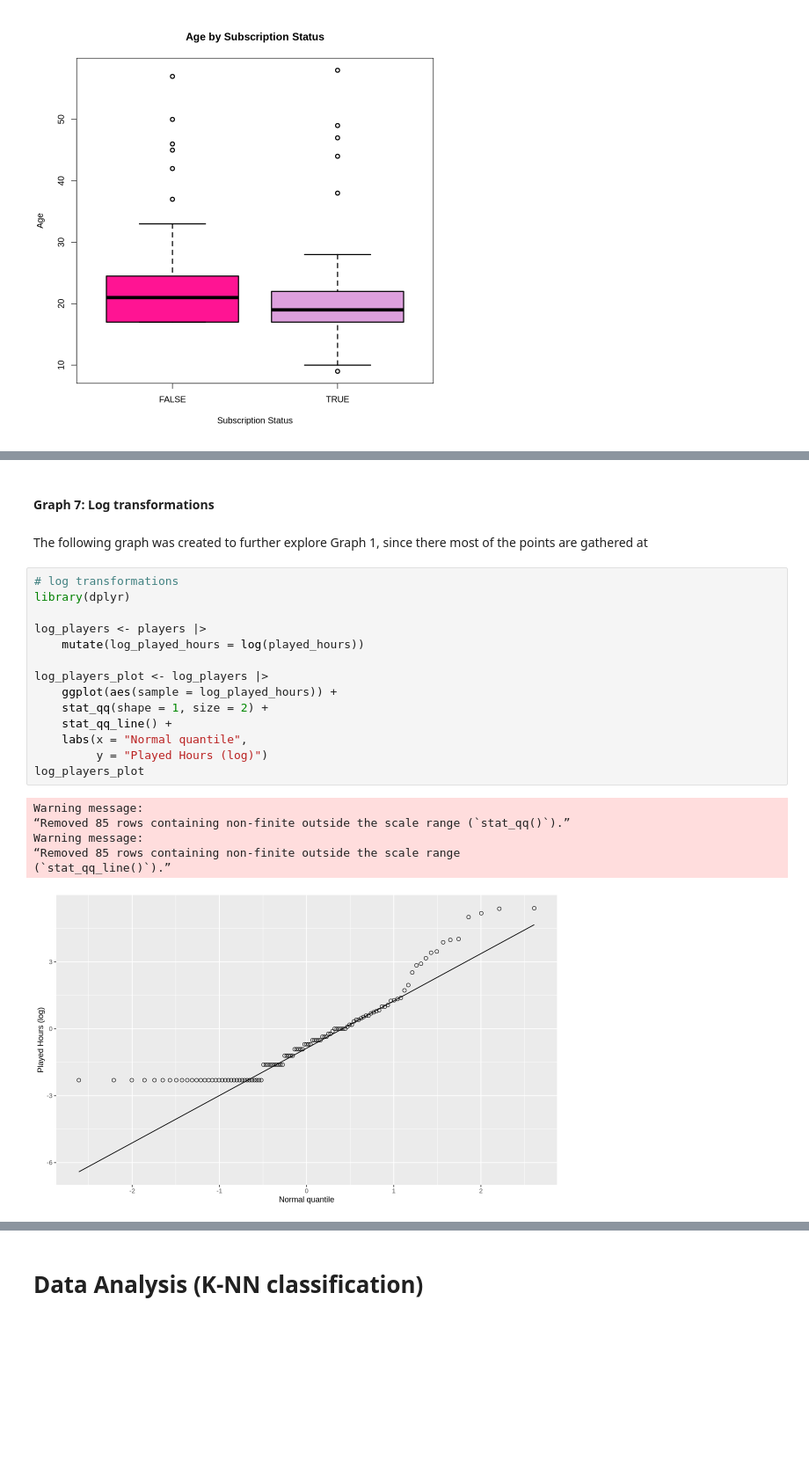
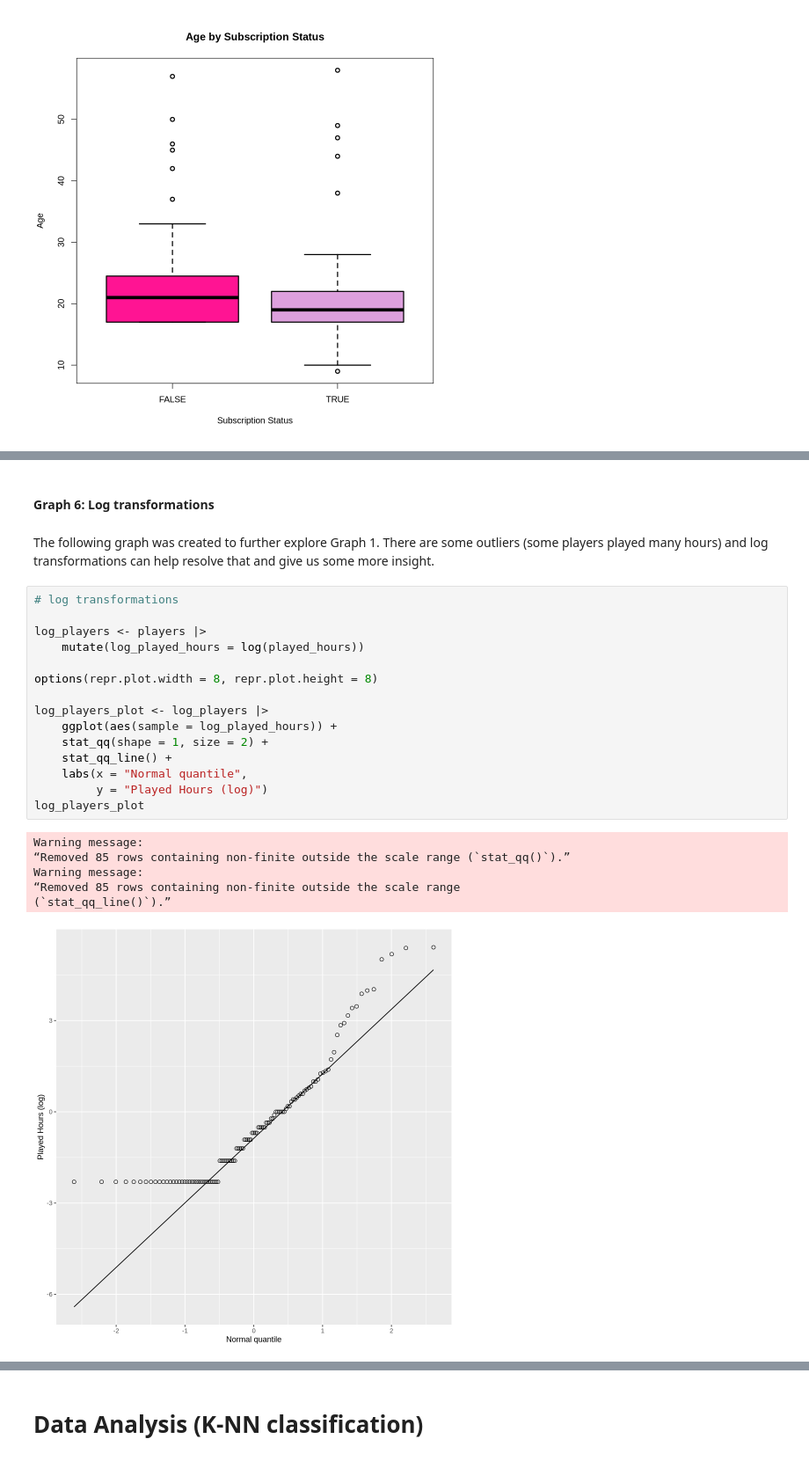
Before and after one commit to ilin27/dsci-100-group-project, a Jupyter notebook: final_project_report_group_7.ipynb, the cells around one changed output, grey strips where cells are left out. Shown at 88% size. Drawn from its saved outputs; the diff is of its cells as text; blank space fills up the shorter version.

```diff
--- a/final_project_report_group_7.ipynb
+++ b/final_project_report_group_7.ipynb
@@ -347,25 +338,26 @@ Warning message:
 # %% [markdown]
-#### **Graph 7: Log transformations**
+#### **Graph 6: Log transformations**
 # %% [markdown]
-The following graph was created to further explore Graph 1, since there most of the points are gathered at
+The following graph was created to further explore Graph 1. There are some outliers (some players played many hours) and log transformations can help resolve that and give us some more insight.
 # %%
 # log transformations
-library(dplyr)
 
 log_players <- players |>
     mutate(log_played_hours = log(played_hours))
+
+options(repr.plot.width = 8, repr.plot.height = 8)
 
 log_players_plot <- log_players |>
     ggplot(aes(sample = log_played_hours)) +
     stat_qq(shape = 1, size = 2) +
     stat_qq_line() +
     labs(x = "Normal quantile",
          y = "Played Hours (log)")
 log_players_plot
 # %% [output]
 Warning message:
 “Removed 85 rows containing non-finite outside the scale range (`stat_qq()`).”
 Warning message:
 “Removed 85 rows containing non-finite outside the scale range
 (`stat_qq_line()`).”
-[figure, old version]
+[figure, new version]
```
Also changed, not shown: parts of 20 cells of this notebook.
